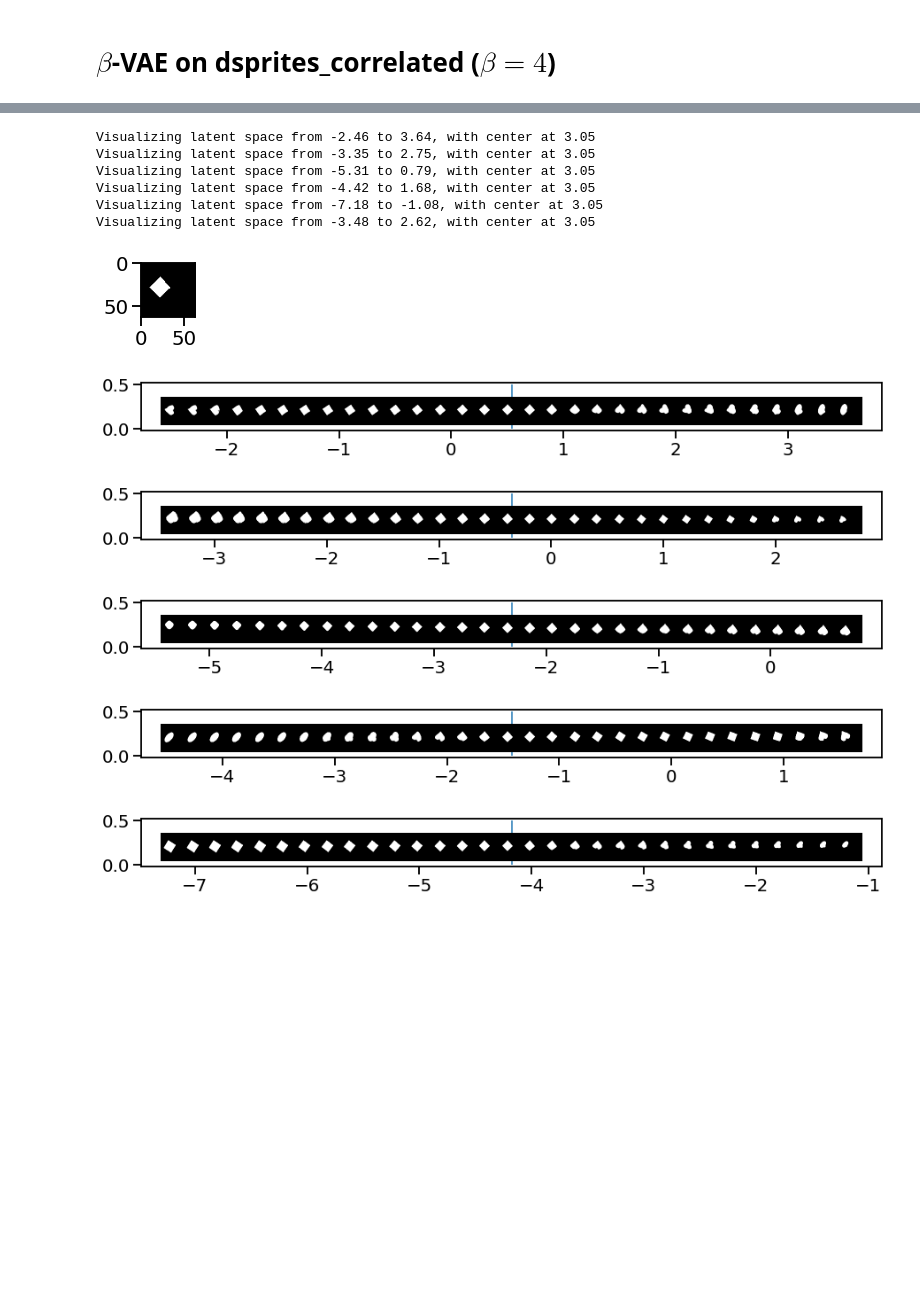
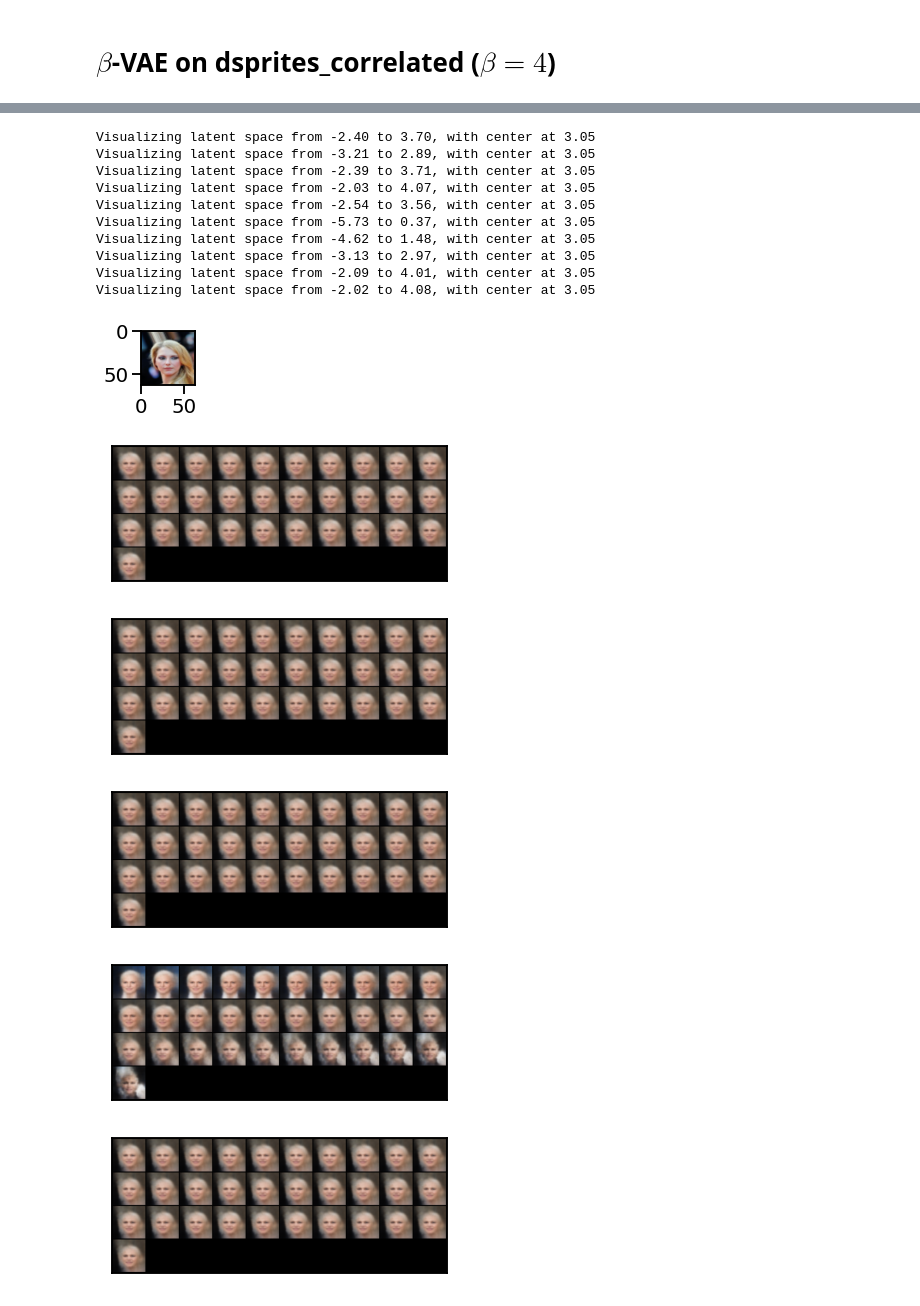
Before and after one commit to muhammadyaseen/vae-disentanglement, a Jupyter notebook: Latent Encoding Investigaton.ipynb, the cells around one changed output, grey strips where cells are left out. Saved outputs shown, nothing was run; the diff lists cells and outputs as text; code cells hidden in the pictures; blank space fills up the shorter version.

```diff
--- a/Latent Encoding Investigaton.ipynb
+++ b/Latent Encoding Investigaton.ipynb
@@ -24,7 +24,7 @@ from notebook_utils import *
 %matplotlib inline
 sns.set_context('talk', font_scale=1.2, rc={'lines.linewidth': 1.5})
 # %%
-curr_dev = torch.device("cuda:7")
+curr_dev = torch.device("cuda:1")
 batch_size = 144
 seed = 123
 
@@ -923,15 +923,15 @@ show_traversal_plot(model_dsprites_corrb4, anchor_image, limit=2, interp_step=1/
 # %%
 beta = 4.0
-z_dim = 6
+z1_dim , z2_dim = 10,10
+z_dim = [z1_dim , z2_dim]
 batch_size = 144
-checkpoint_path="../pl-dt-test/laddervae-dsprites/version_9/checkpoints/epoch=22-step=105983.ckpt"
+checkpoint_path="../pl-dt-test/laddervae-celeba/version_5/checkpoints/epoch=152-step=215117.ckpt"
 
 
 acts_for_dsprites_corrb4, dsprites_corr_datasetb4, model_dsprites_corrb4  = laddervae_load_model_and_data_and_get_activations(
-                    dset_name='dsprites_full', dset_path='../datasets',
+                    dset_name='celeba', dset_path='../datasets',
                     batch_size=batch_size, z_dim=z_dim , beta=beta,
                     checkpoint_path=checkpoint_path, current_device=curr_dev,
-                    activation_type='without_labels', seed=123,  batches=2000, in_channels=1,
-                    activations_for_latent_layer='z1'
+                    activation_type='without_labels', seed=123,  batches=100, in_channels=3
     )
 # %% [output]
@@ -973,0 +984,12 @@ Visualizing latent space from -3.63 to 2.47, with center at 3.05
+# %%
+anchor_image = dsprites_corr_datasetb4.__getitem__(200)[0]
+fig, ax = plt.subplots(figsize=(1,1))
+ax.imshow(anchor_image.permute(1,2,0), cmap='gray')
+anchor_image = anchor_image.unsqueeze(0).to(curr_dev)
+
+dims_to_traverse = range(z1_dim)
+for d in dims_to_traverse:
+
+    show_traversal_images(model_dsprites_corrb4, anchor_image, limit=2,
+                          interp_step=1/5, dim=d, mode='relative',
+                          layer_to_explore='z1', model_type='laddervae')
@@ -974,24 +1018,29 @@ Visualizing latent space from -3.63 to 2.47, with center at 3.05
 # %%
-anchor_image = dsprites_corr_datasetb4.__getitem__(5)[0]
+anchor_image = dsprites_corr_datasetb4.__getitem__(200)[0]
 fig, ax = plt.subplots(figsize=(1,1))
 ax.imshow(anchor_image.permute(1,2,0), cmap='gray')
 anchor_image = anchor_image.unsqueeze(0).to(curr_dev)
-show_traversal_plot(model_dsprites_corrb4, anchor_image, limit=2, interp_step=1/5, dim=0, mode='relative',layer_to_explore='z1', model_type='laddervae')
-show_traversal_plot(model_dsprites_corrb4, anchor_image, limit=2, interp_step=1/5, dim=1, mode='relative',layer_to_explore='z1', model_type='laddervae')
-show_traversal_plot(model_dsprites_corrb4, anchor_image, limit=2, interp_step=1/5, dim=2, mode='relative',layer_to_explore='z1', model_type='laddervae')
-show_traversal_plot(model_dsprites_corrb4, anchor_image, limit=2, interp_step=1/5, dim=3, mode='relative',layer_to_explore='z1', model_type='laddervae')
-show_traversal_plot(model_dsprites_corrb4, anchor_image, limit=2, interp_step=1/5, dim=4, mode='relative',layer_to_explore='z1', model_type='laddervae')
-show_traversal_plot(model_dsprites_corrb4, anchor_image, limit=2, interp_step=1/5, dim=5, mode='relative',layer_to_explore='z1', model_type='laddervae')
+
+dims_to_traverse = range(z2_dim)
+for d in dims_to_traverse:
+
+    show_traversal_images(model_dsprites_corrb4, anchor_image, limit=2,
+                          interp_step=1/5, dim=d, mode='relative',
+                          layer_to_explore='z2', model_type='laddervae')
 # %% [output]
-Visualizing latent space from -2.46 to 3.64, with center at 3.05
-Visualizing latent space from -3.35 to 2.75, with center at 3.05
-Visualizing latent space from -5.31 to 0.79, with center at 3.05
-Visualizing latent space from -4.42 to 1.68, with center at 3.05
-Visualizing latent space from -7.18 to -1.08, with center at 3.05
-Visualizing latent space from -3.48 to 2.62, with center at 3.05
+Visualizing latent space from -2.40 to 3.70, with center at 3.05
+Visualizing latent space from -3.21 to 2.89, with center at 3.05
+Visualizing latent space from -2.39 to 3.71, with center at 3.05
+Visualizing latent space from -2.03 to 4.07, with center at 3.05
+Visualizing latent space from -2.54 to 3.56, with center at 3.05
+Visualizing latent space from -5.73 to 0.37, with center at 3.05
+Visualizing latent space from -4.62 to 1.48, with center at 3.05
+Visualizing latent space from -3.13 to 2.97, with center at 3.05
+Visualizing latent space from -2.09 to 4.01, with center at 3.05
+Visualizing latent space from -2.02 to 4.08, with center at 3.05
-[figure, old version]
+[figure, new version]
-[figure, old version]
+[figure, new version]
-[figure, old version]
+[figure, new version]
-[figure, old version]
+[figure, new version]
-[figure, old version]
+[figure, new version]
-[figure, old version]
+[figure, new version]
```
Also changed, not shown: parts of 9 cells of this notebook, 7 other files.
